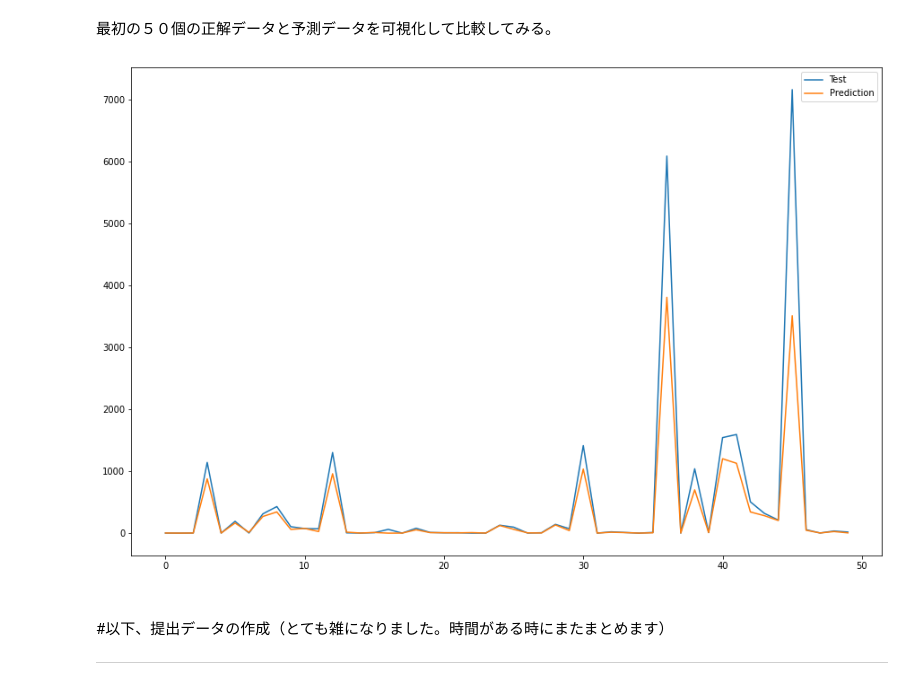
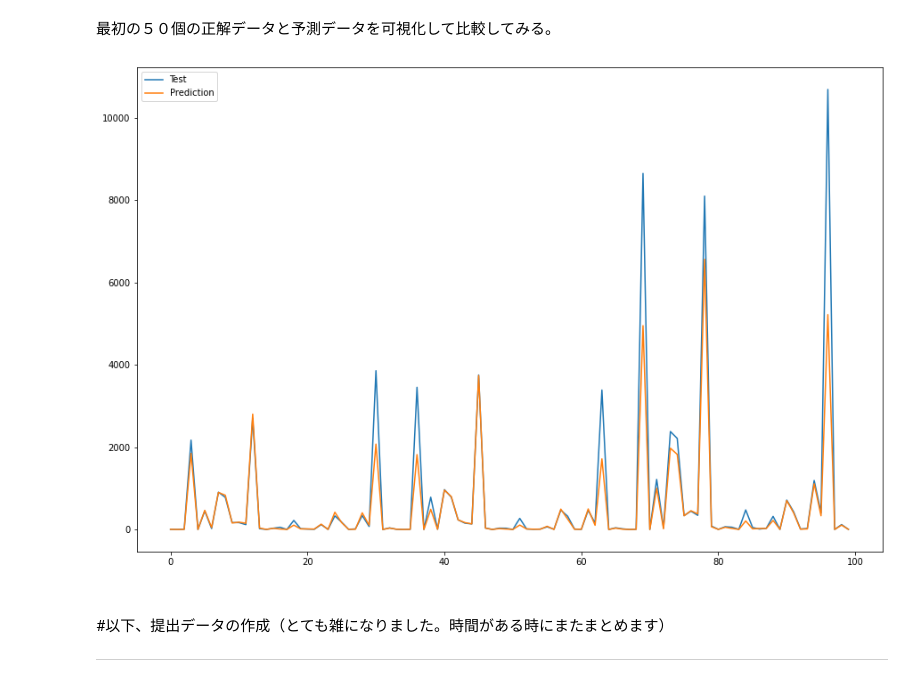
Before and after one commit to Keishin315/Keishin315, a Jupyter notebook: store_sales_forecast.ipynb, the cells around one changed output. Drawn from its saved outputs; the diff is of its cells as text; code cells hidden in the pictures.

```diff
--- a/store_sales_forecast.ipynb
+++ b/store_sales_forecast.ipynb
@@ -150,8 +150,8 @@ def make_dataset(data,dataY):
   datasetX = []
   yset = []
   max_length = len(data)
-  for i in range(54*33*4,max_length-54*33,54*33):
-    datasetX.append(data[i-54*33*4:i,2])
+  for i in range(54*33*7,max_length-54*33,54*33):
+    datasetX.append(data[i-54*33*7:i,2])
     yset.append(dataY[i:i+54*33])
 
   return datasetX,yset
@@ -211,7 +211,7 @@ array([[0.2631579 , 0.        , 0.25      , ..., 0.        , 0.        ,
 LSTMモデルの定義と学習
 # %%
 model = Sequential()
-model.add(LSTM(50, input_shape=(1,7128)))
+model.add(LSTM(50, input_shape=(1,54*33*7)))
 model.add(Dense(1782))
 model.compile(loss='mean_squared_error', optimizer='adam')
 hist = model.fit(train_X,train_Y,epochs=20, batch_size=1, verbose=2)
@@ -260,12 +260,12 @@ Predict = pd.DataFrame(Predict)
 import matplotlib.pyplot as plt
 # %%
 plt.figure(figsize=(15,10))
-plt.plot(test_Y.iloc[0,:50], label = 'Test')
-plt.plot(Predict.iloc[0,:50], label = 'Prediction')
+plt.plot(test_Y.iloc[0,:100], label = 'Test')
+plt.plot(Predict.iloc[0,:100], label = 'Prediction')
 plt.legend(loc='best')
 plt.show()
 # %% [output]
-[figure, old version]
+[figure, new version]
 # %% [markdown]
 
 
```
Also changed, not shown: parts of 18 cells of this notebook.
